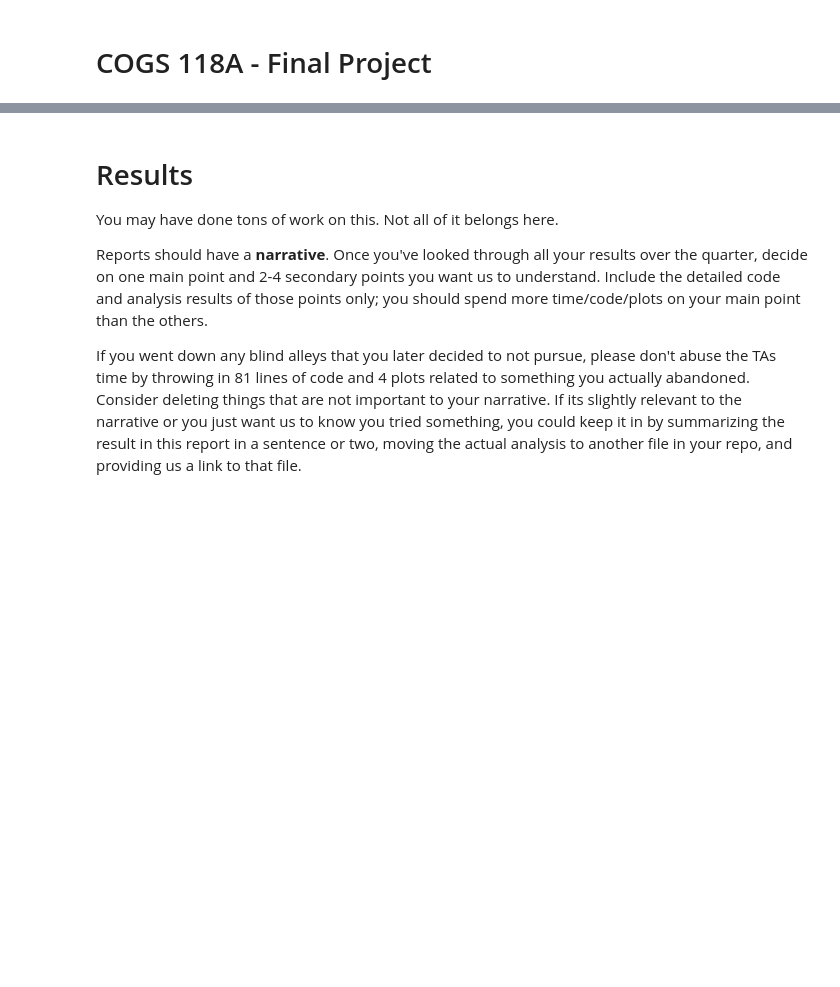
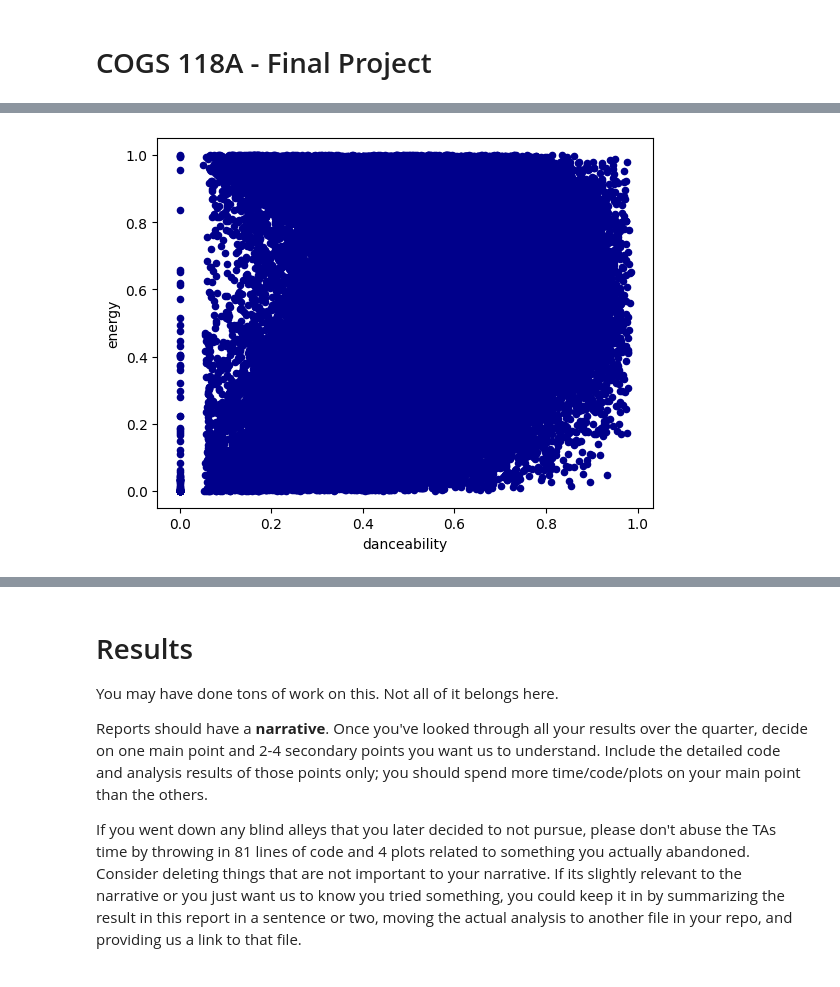
Before and after one commit to COGS118A/Group025-Wi23, a Jupyter notebook: FinalProjectGroup025-Wi23.ipynb, the cells around one changed output, grey strips where cells are left out. Cells and saved outputs as stored; diff of their text form; code cells hidden in the pictures; blank space fills up the shorter version.

```diff
--- a/FinalProjectGroup025-Wi23.ipynb
+++ b/FinalProjectGroup025-Wi23.ipynb
@@ -57,0 +255,6 @@ Propose at least one evaluation metric that can be used to quantify the performa
+# %%
+scatter1 = df.plot.scatter(x='danceability',
+                            y='energy',
+                            c='DarkBlue')
+# %% [output]
+[figure, added]
```
Also changed, not shown: parts of 56 cells of this notebook, 2 other files.
